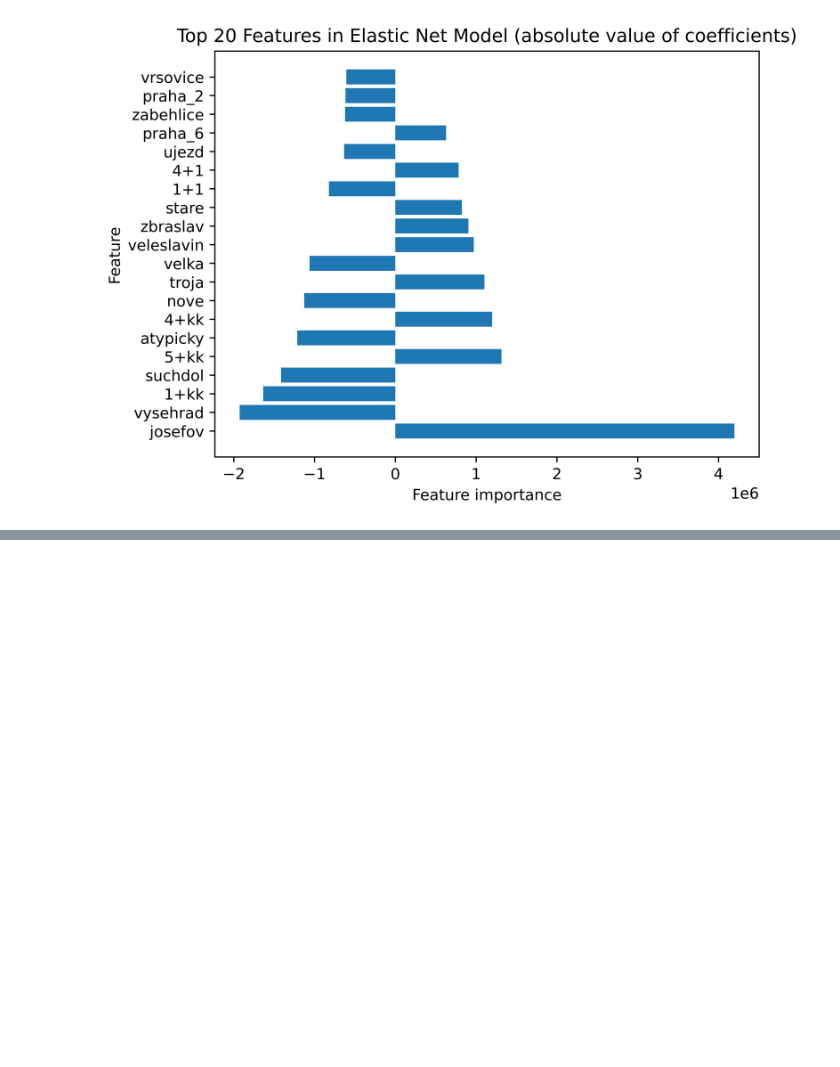
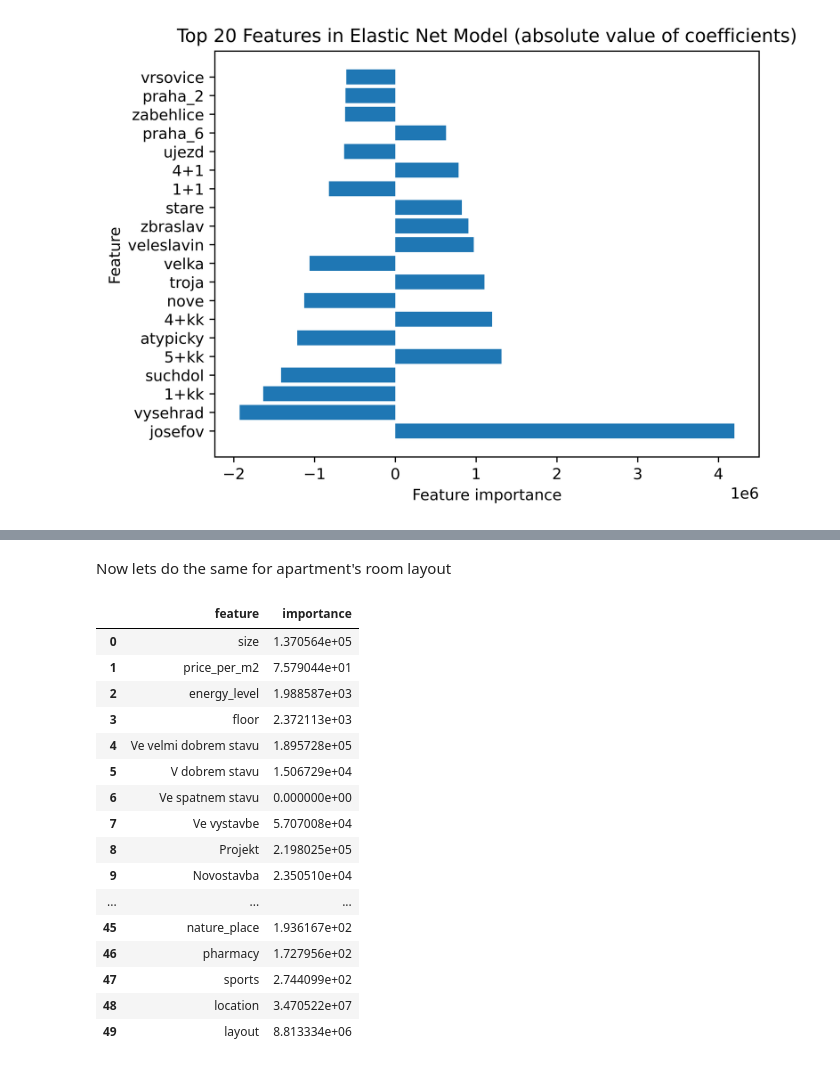
Before and after one commit to kvecko121/eZnalec_python_ML, a Jupyter notebook: eZnalec.ipynb, the cells around one changed output, grey strips where cells are left out. Cells and saved outputs as stored; diff of their text form; code cells hidden in the pictures; blank space fills up the shorter version.

```diff
--- a/eZnalec.ipynb
+++ b/eZnalec.ipynb
@@ -163,0 +313,50 @@ Text(0.5, 1.0, 'Top 20 Features in Elastic Net Model (absolute value of coeffici
+# %% [markdown]
+Now lets do the same for apartment's room layout
+# %%
+layouts = ['1+1',
+                '1+kk',
+                '2+1',
+                '2+kk',
+                '3+1',
+                '3+kk',
+                '4+1',
+                '4+kk',
+                '5+1',
+                '5+kk',
+                '6-a-vice',
+                'atypicky',]
+
+#identify the one-hot encoded layouts
+layout_features = [col for col in X.columns if col in layouts]
+
+#sum the importances of the one-hot encoded layout features
+layout_importance = feature_importances_df[feature_importances_df['feature'].isin(layout_features)]['importance'].sum()
+
+#exclude the one-hot encoded layout features from the DataFrame
+feature_importances_df = feature_importances_df[~feature_importances_df['feature'].isin(layout_features)]
+
+#create a new DataFrame for the new general layout importance
+layout_importance_df = pd.DataFrame({'feature': ['layout'], 'importance': [layout_importance]})
+
+#concatenate the new DataFrame with the original feature importances DataFrame
+feature_importances_df = pd.concat([feature_importances_df, layout_importance_df], ignore_index=True)
+
+feature_importances_df
+# %% [output]
+|  | feature | importance |
+| 0 | size | 1.370564e+05 |
+| 1 | price_per_m2 | 7.579044e+01 |
+| 2 | energy_level | 1.988587e+03 |
+| 3 | floor | 2.372113e+03 |
+| 4 | Ve velmi dobrem stavu | 1.895728e+05 |
+| 5 | V dobrem stavu | 1.506729e+04 |
+| 6 | Ve spatnem stavu | 0.000000e+00 |
+| 7 | Ve vystavbe | 5.707008e+04 |
+| 8 | Projekt | 2.198025e+05 |
+| 9 | Novostavba | 2.350510e+04 |
+| ... | ... | ... |
+| 45 | nature_place | 1.936167e+02 |
+| 46 | pharmacy | 1.727956e+02 |
+| 47 | sports | 2.744099e+02 |
+| 48 | location | 3.470522e+07 |
+| 49 | layout | 8.813334e+06 |
```
Also changed, not shown: parts of 6 cells of this notebook.
